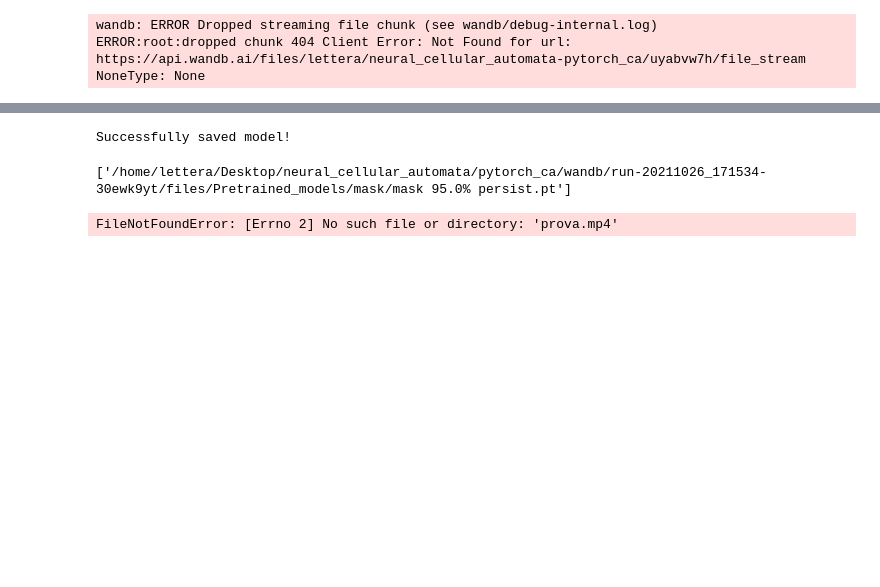
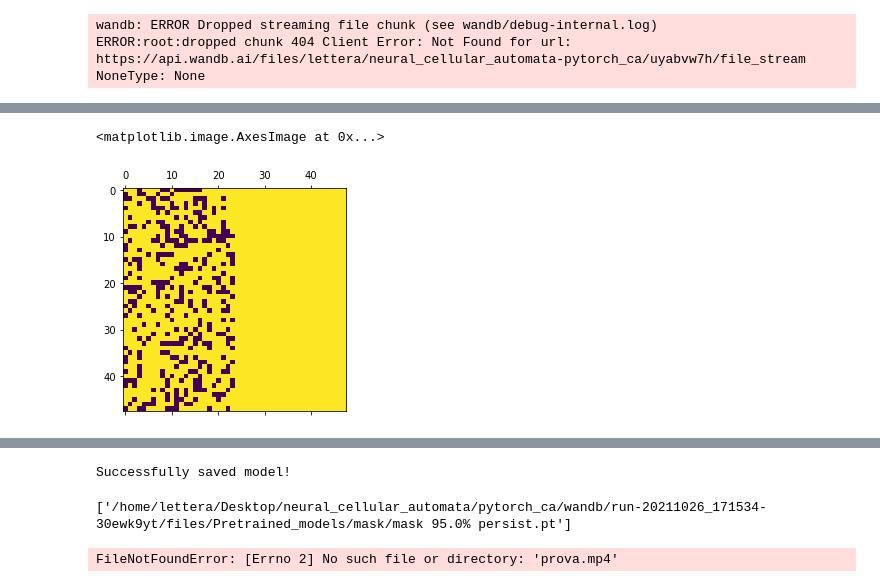
Before and after one commit to LetteraUnica/neural_cellular_automata, a Jupyter notebook: pytorch_ca/virus_CA.ipynb, the cells around one changed output, grey strips where cells are left out. Drawn from its saved outputs; the diff is of its cells as text; code cells hidden in the pictures; blank space fills up the shorter version.

```diff
--- a/pytorch_ca/virus_CA.ipynb
+++ b/pytorch_ca/virus_CA.ipynb
@@ -242,0 +120,5 @@ pl.matshow(img[0, 0])
+# %%
+pl.matshow(model.new_cells[0, 0].cpu())
+# %% [output]
+<matplotlib.image.AxesImage at 0x...>
+[figure, added]
```
Also changed, not shown: parts of 13 cells of this notebook, 5 other files.
